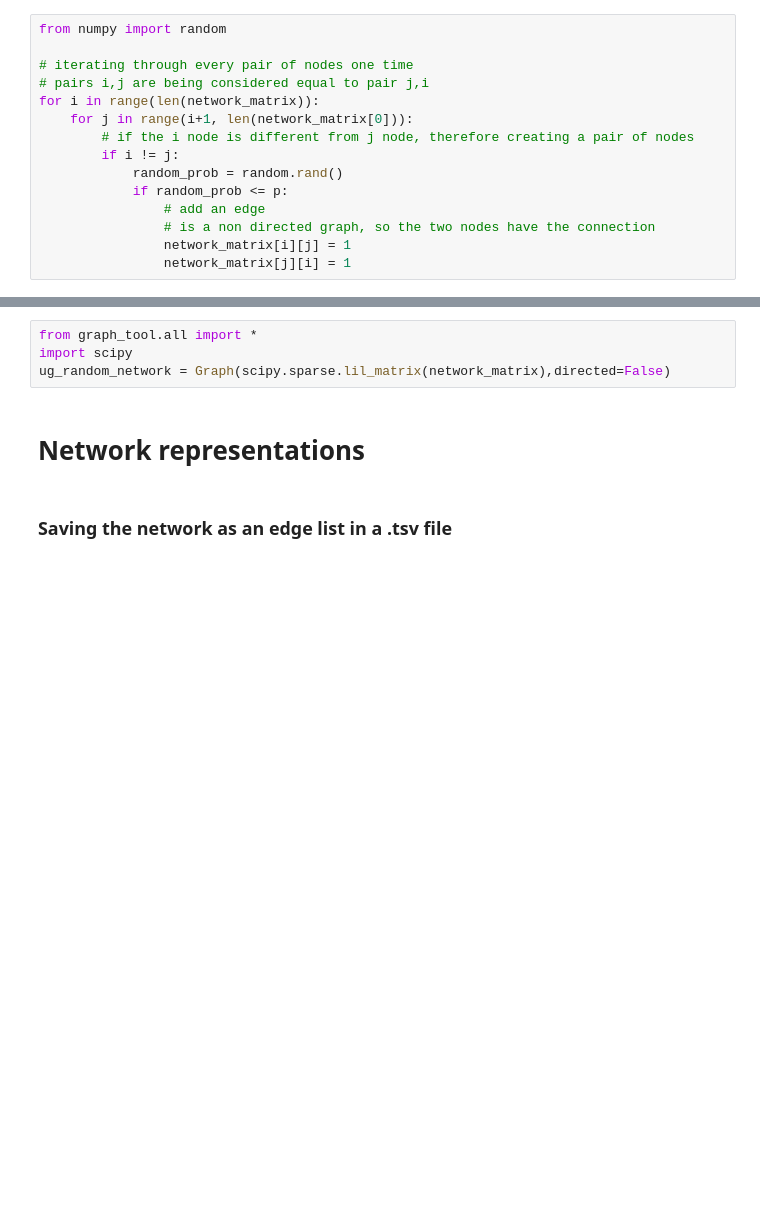
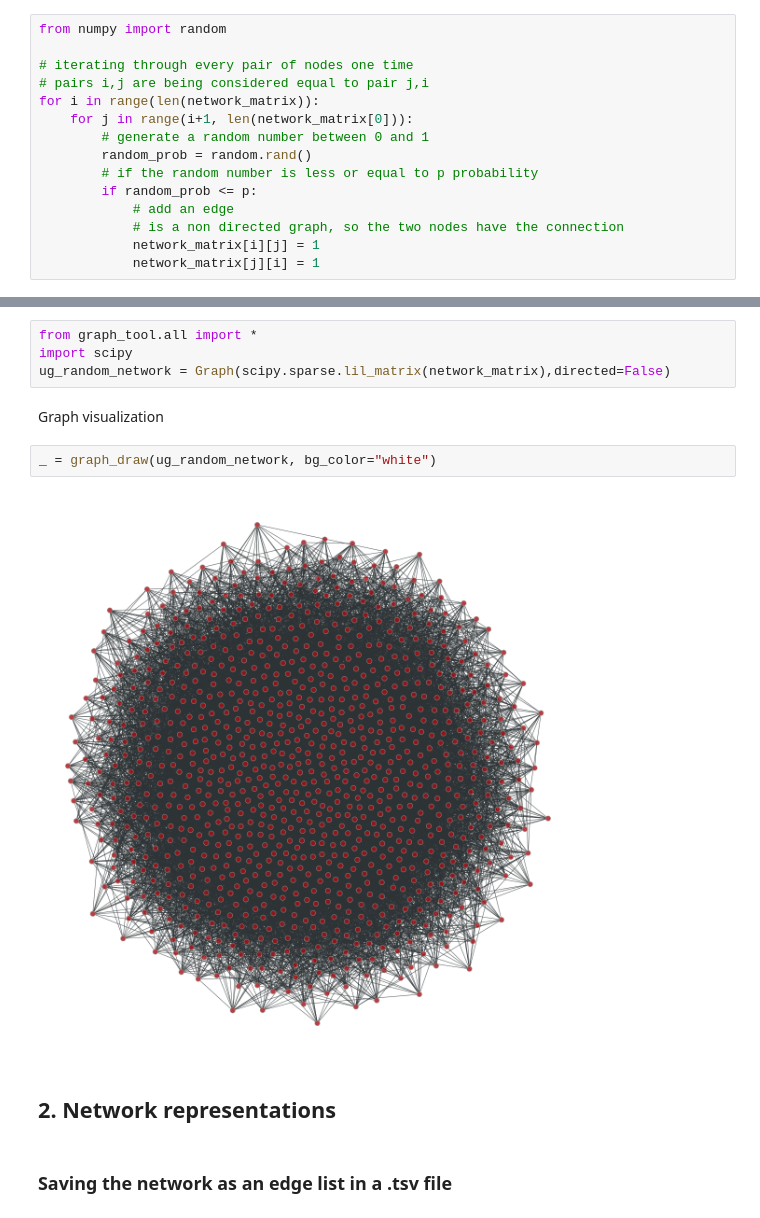
Before and after one commit to alessitomas/UIUIC-assignment-1, a Jupyter notebook: assignment.ipynb, the cells around one changed output, grey strips where cells are left out. Cells and saved outputs as stored; diff of their text form; blank space fills up the shorter version.

```diff
--- a/assignment.ipynb
+++ b/assignment.ipynb
@@ -67,14 +94,14 @@ from numpy import random
 # pairs i,j are being considered equal to pair j,i
 for i in range(len(network_matrix)):
     for j in range(i+1, len(network_matrix[0])):
-        # if the i node is different from j node, therefore creating a pair of nodes
-        if i != j:
-            random_prob = random.rand()
-            if random_prob <= p:
-                # add an edge
-                # is a non directed graph, so the two nodes have the connection
-                network_matrix[i][j] = 1
-                network_matrix[j][i] = 1
+        # generate a random number between 0 and 1
+        random_prob = random.rand()
+        # if the random number is less or equal to p probability
+        if random_prob <= p:
+            # add an edge
+            # is a non directed graph, so the two nodes have the connection
+            network_matrix[i][j] = 1
+            network_matrix[j][i] = 1
 # %% [markdown]
 Creating a function to calculate the total number of edges in the network
 # %%
@@ -102,8 +130,14 @@ import scipy
 from graph_tool.all import *
 import scipy
 ug_random_network = Graph(scipy.sparse.lil_matrix(network_matrix),directed=False)
+# %% [markdown]
+Graph visualization
+# %%
+_ = graph_draw(ug_random_network, bg_color="white")
+# %% [output]
+[figure, added]
 # %% [markdown]
-# Network representations
+## 2. Network representations
 # %% [markdown]
 ### Saving the network as an edge list in a .tsv file
 # %% [markdown]
```
Also changed, not shown: parts of 22 cells of this notebook.
